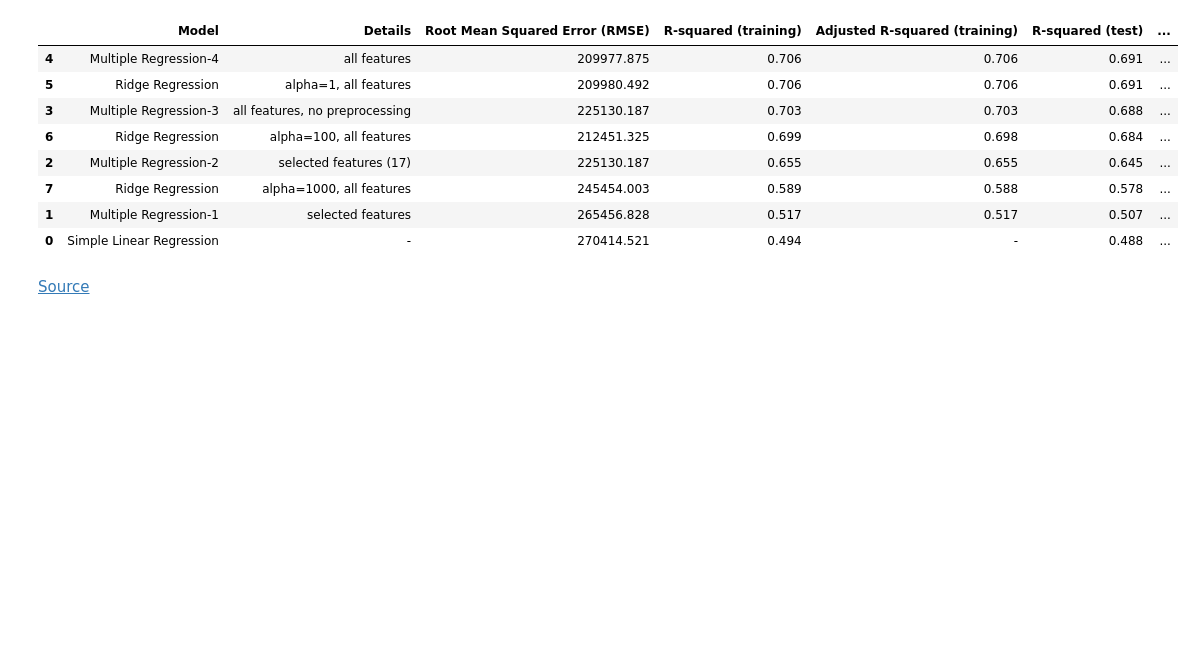
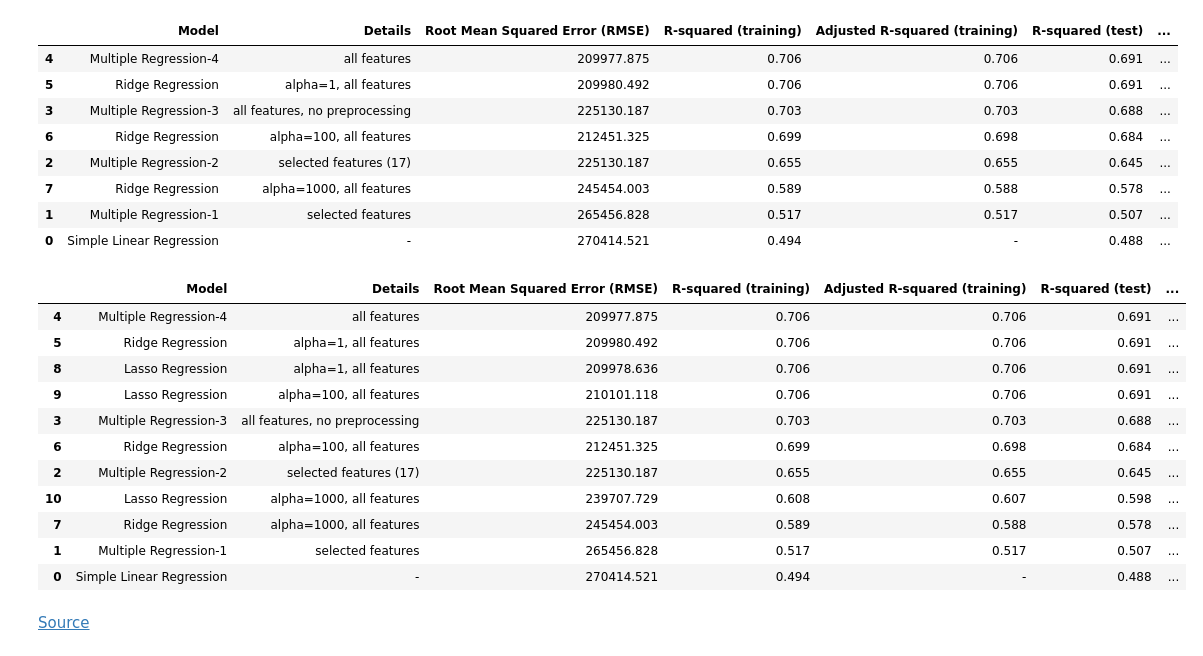
Before and after one commit to uysalserkan/ML-AI, a Jupyter notebook: House Price Prediction/Predict House Price.ipynb, the cells around one changed output. Saved outputs shown, nothing was run; the diff lists cells and outputs as text; code cells hidden in the pictures; blank space fills up the shorter version.

Commit message:
New models added.

```diff
--- a/House Price Prediction/Predict House Price.ipynb
+++ b/House Price Prediction/Predict House Price.ipynb
@@ -534,9 +534,42 @@ def Lasso_Model(train_data, test_data, data, features, alpha):
 
     return rmsecm, rtrcm, artrcm, rtecm, artecm, cv
 # %%
-rmsecm1, rtrcm1, artrcm1, rtecm1, artecm1, cv1 = L_Model(train_data=train_copy_df,
+rmsecm1, rtrcm1, artrcm1, rtecm1, artecm1, cv1 = Lasso_Model(train_data=train_copy_df,
                                                             test_data=test_copy_df,
                                                             data=df_copy,
                                                             features=features,
                                                              alpha=1
                                                             )
+# %%
+rmsecm2, rtrcm2, artrcm2, rtecm2, artecm2, cv2 = Lasso_Model(train_data=train_copy_df,
+                                                            test_data=test_copy_df,
+                                                            data=df_copy,
+                                                            features=features,
+                                                             alpha=100
+                                                            )
+# %%
+rmsecm3, rtrcm3, artrcm3, rtecm3, artecm3, cv3 = Lasso_Model(train_data=train_copy_df,
+                                                            test_data=test_copy_df,
+                                                            data=df_copy,
+                                                            features=features,
+                                                             alpha=10000
+                                                            )
+# %%
+r = evaluation.shape[0]
+evaluation.loc[r] = ['Lasso Regression','alpha=1, all features',rmsecm1,rtrcm1,artrcm1,rtecm1,artecm1,cv1]
+evaluation.loc[r+1] = ['Lasso Regression','alpha=100, all features',rmsecm2,rtrcm2,artrcm2,rtecm2,artecm2,cv2]
+evaluation.loc[r+2] = ['Lasso Regression','alpha=1000, all features',rmsecm3,rtrcm3,artrcm3,rtecm3,artecm3,cv3]
+evaluation.sort_values(by = '5-Fold Cross Validation', ascending=False)
+# %% [output]
+|  | Model | Details | Root Mean Squared Error (RMSE) | R-squared (training) | Adjusted R-squared (training) | R-squared (test) | ... |
+| 4 | Multiple Regression-4 | all features | 209977.875 | 0.706 | 0.706 | 0.691 | ... |
+| 5 | Ridge Regression | alpha=1, all features | 209980.492 | 0.706 | 0.706 | 0.691 | ... |
+| 8 | Lasso Regression | alpha=1, all features | 209978.636 | 0.706 | 0.706 | 0.691 | ... |
+| 9 | Lasso Regression | alpha=100, all features | 210101.118 | 0.706 | 0.706 | 0.691 | ... |
+| 3 | Multiple Regression-3 | all features, no preprocessing | 225130.187 | 0.703 | 0.703 | 0.688 | ... |
+| 6 | Ridge Regression | alpha=100, all features | 212451.325 | 0.699 | 0.698 | 0.684 | ... |
+| 2 | Multiple Regression-2 | selected features (17) | 225130.187 | 0.655 | 0.655 | 0.645 | ... |
+| 10 | Lasso Regression | alpha=1000, all features | 239707.729 | 0.608 | 0.607 | 0.598 | ... |
+| 7 | Ridge Regression | alpha=1000, all features | 245454.003 | 0.589 | 0.588 | 0.578 | ... |
+| 1 | Multiple Regression-1 | selected features | 265456.828 | 0.517 | 0.517 | 0.507 | ... |
+| 0 | Simple Linear Regression | - | 270414.521 | 0.494 | - | 0.488 | ... |
```
Also changed, not shown: parts of 9 cells of this notebook.
